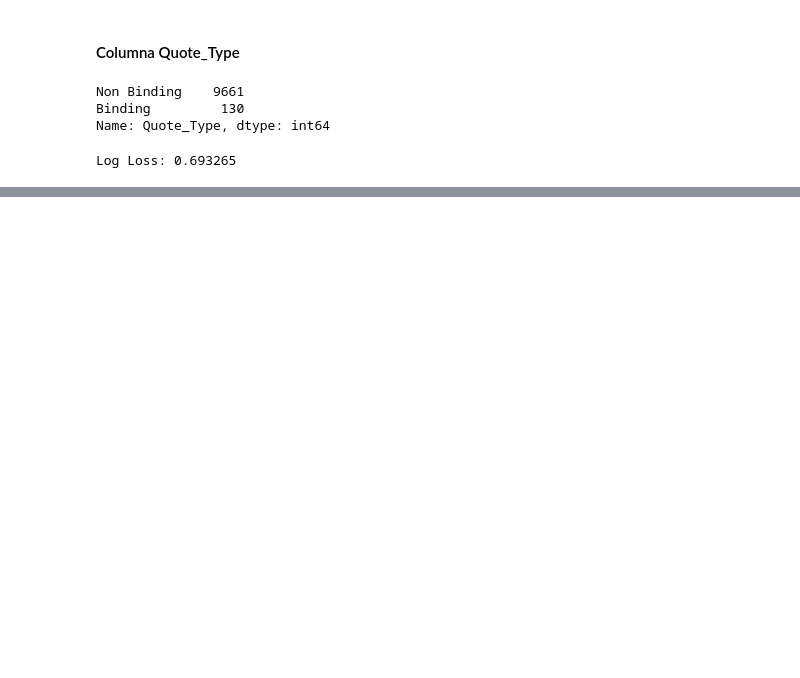
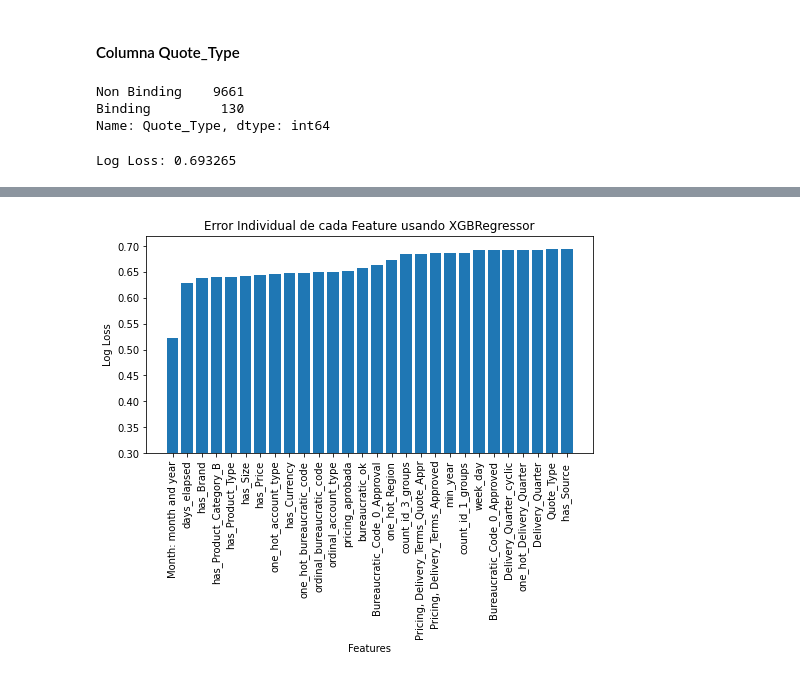
Before and after one commit to CeciliaRoldan/Pycantes, a Jupyter notebook: notebooks/calculando_features_individuales.ipynb, the cells around one changed output, grey strips where cells are left out. Cells and saved outputs as stored; diff of their text form; code cells hidden in the pictures; blank space fills up the shorter version.

```diff
--- a/notebooks/calculando_features_individuales.ipynb
+++ b/notebooks/calculando_features_individuales.ipynb
@@ -1113 +1114,13 @@ Delivery_Quarter_cyclic               17.163886
 dtype: float64
+# %%
+g = serie_losses.sort_values().drop('has_Sales_Contract_No')
+plt.figure(figsize=(8,4))
+plt.bar(g.index, g)
+plt.xlabel('Features')
+plt.ylabel('Log Loss')
+plt.xticks(rotation=90)
+plt.ylim(0.3,0.72)
+plt.title('Error Individual de cada Feature usando XGBRegressor')
+plt.show()
+# %% [output]
+[figure, added]
```
Also changed, not shown: parts of 27 cells of this notebook.
